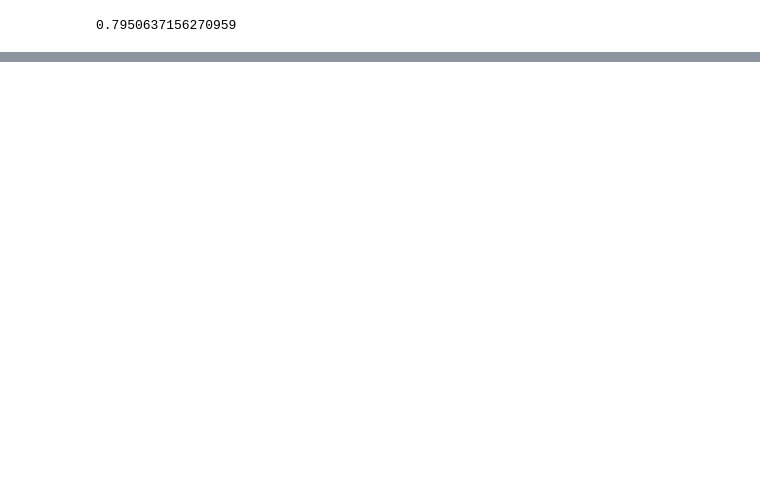
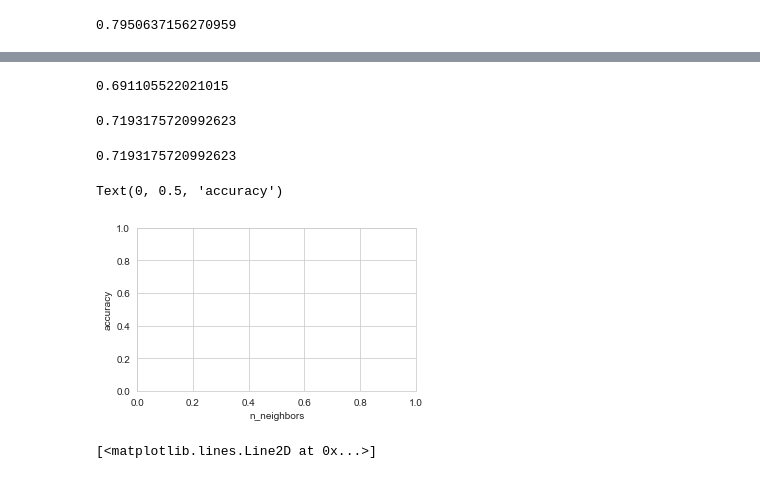
Before and after one commit to CovenLabs/Intermediate-Class-, a Jupyter notebook: Lecture 2 & 3 - The Machine Learning Process.ipynb, the cells around one changed output, grey strips where cells are left out. Drawn from its saved outputs; the diff is of its cells as text; code cells hidden in the pictures; blank space fills up the shorter version.

```diff
--- a/Lecture 2 & 3 - The Machine Learning Process.ipynb
+++ b/Lecture 2 & 3 - The Machine Learning Process.ipynb
@@ -624,0 +701,20 @@ accuracy.mean()
+# %%
+accuracy1
+# %% [output]
+0.691105522021015
+# %%
+accuracy2
+# %% [output]
+0.7193175720992623
+# %%
+accuracy2
+# %% [output]
+0.7193175720992623
+# %%
+# We want to try n_neighbors from 1 to 20 and see their accuracies
+fig, ax = plt.subplots(figsize=(5, 3))
+ax.set_xlabel('n_neighbors')
+ax.set_ylabel('accuracy')
+# %% [output]
+Text(0, 0.5, 'accuracy')
+[figure, added]
@@ -624,0 +727,4 @@ accuracy.mean()
+# %%
+ax.plot(range(1, 21), scores)
+# %% [output]
+[<matplotlib.lines.Line2D at 0x...>]
```
Also changed, not shown: parts of 19 cells of this notebook.
